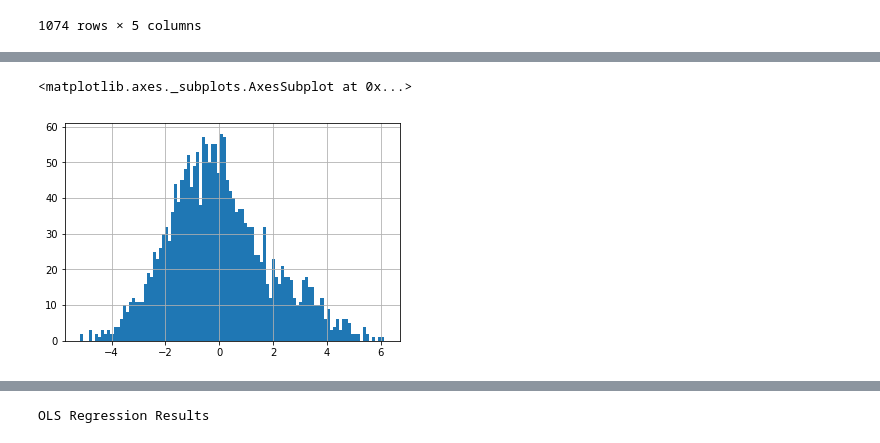
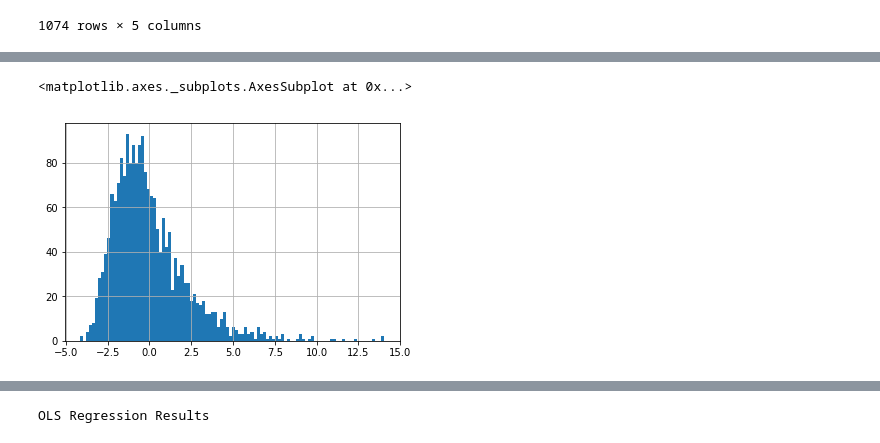
Before and after one commit to statisticalbiotechnology/wall, a Jupyter notebook: src/metabric_cluster_pathway_analysis.ipynb, the cells around one changed output, grey strips where cells are left out. Cells and saved outputs as stored; diff of their text form; code cells hidden in the pictures.

```diff
--- a/src/metabric_cluster_pathway_analysis.ipynb
+++ b/src/metabric_cluster_pathway_analysis.ipynb
@@ -508,7 +508,7 @@ genes_components_per_pathway['Cell-Cell communication'][0]
  ('PTPN6', -0.15263554453849792),
  ('PARD6B', -0.16602057218551636)]
 # %%
-pca_per_pathway['Calmodulin induced events'].hist(bins=100)
+pca_per_pathway['Interleukin-7 signaling'].hist(bins=100)
 # %% [output]
 <matplotlib.axes._subplots.AxesSubplot at 0x...>
-[figure, old version]
+[figure, new version]
```
Also changed, not shown: parts of 1 cell of this notebook, 5 other files.
